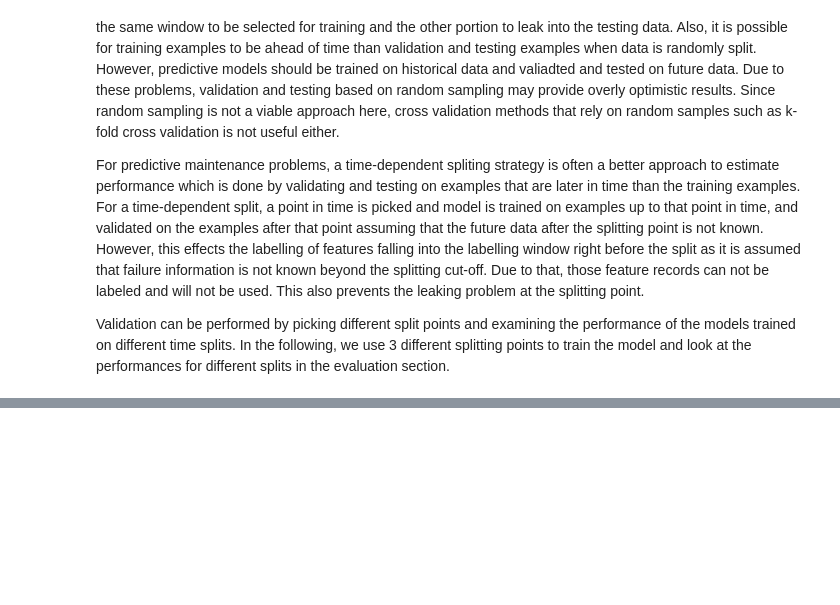
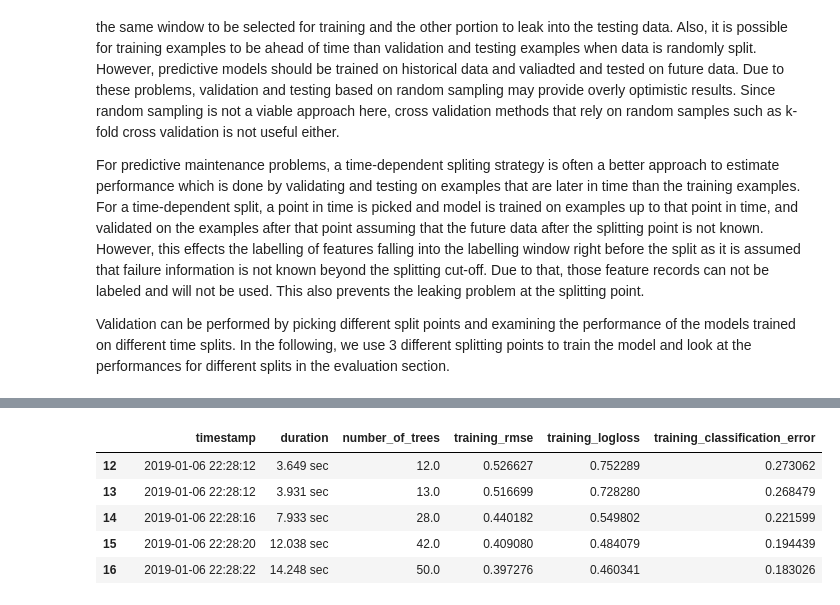
Before and after one commit to live2pro/Predictive_Maintenance_Modelling, a Jupyter notebook: notebooks/Predictive Maintenance Modelling Guide.ipynb, the cells around one changed output, grey strips where cells are left out. Saved outputs shown, nothing was run; the diff lists cells and outputs as text; code cells hidden in the pictures; blank space fills up the shorter version.

```diff
--- a/notebooks/Predictive Maintenance Modelling Guide.ipynb
+++ b/notebooks/Predictive Maintenance Modelling Guide.ipynb
@@ -552,9 +545,8 @@ testingdata1.head()
 # %%
+%%time
+#Load data into H20
 # split at 2015-09-01 01:00:00, to train on the first 9 months and test on last 3 months
 # labelling window is 24 hours so records within 24 hours prior to split point are left out
-
-trainingdata2 = labeledfeatures[labeledfeatures.datetime < "2015-08-31 01:00:00"]
-testingdata2 = labeledfeatures[labeledfeatures.datetime > "2015-09-01 01:00:00"]
-
-trainingdata2.tail()
+trainingdata2 = h2o.H2OFrame(labeledfeatures[labeledfeatures['datetime'] < "2015-08-31 01:00:00"])
+testingdata2 = h2o.H2OFrame(labeledfeatures[labeledfeatures['datetime'] > "2015-09-01 01:00:00"])
 # %% [output]
@@ -634,0 +621,9 @@ KeyboardInterrupt:
+# %%
+gbm_2.score_history().tail()
+# %% [output]
+|  |  | timestamp | duration | number_of_trees | training_rmse | training_logloss | training_classification_error |
+| 12 |  | 2019-01-06 22:28:12 | 3.649 sec | 12.0 | 0.526627 | 0.752289 | 0.273062 |
+| 13 |  | 2019-01-06 22:28:12 | 3.931 sec | 13.0 | 0.516699 | 0.728280 | 0.268479 |
+| 14 |  | 2019-01-06 22:28:16 | 7.933 sec | 28.0 | 0.440182 | 0.549802 | 0.221599 |
+| 15 |  | 2019-01-06 22:28:20 | 12.038 sec | 42.0 | 0.409080 | 0.484079 | 0.194439 |
+| 16 |  | 2019-01-06 22:28:22 | 14.248 sec | 50.0 | 0.397276 | 0.460341 | 0.183026 |
```
Also changed, not shown: parts of 25 cells of this notebook.
